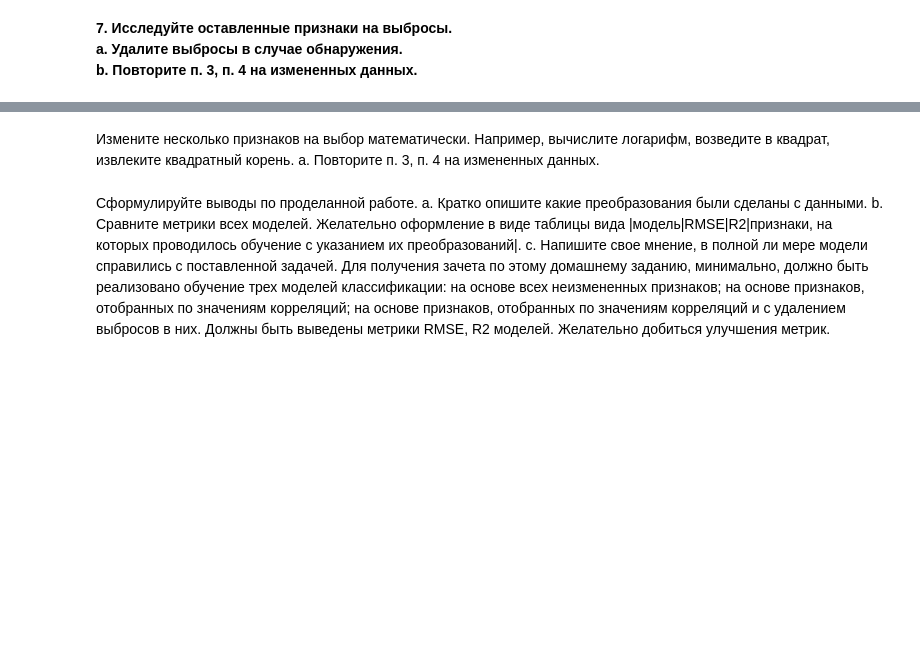
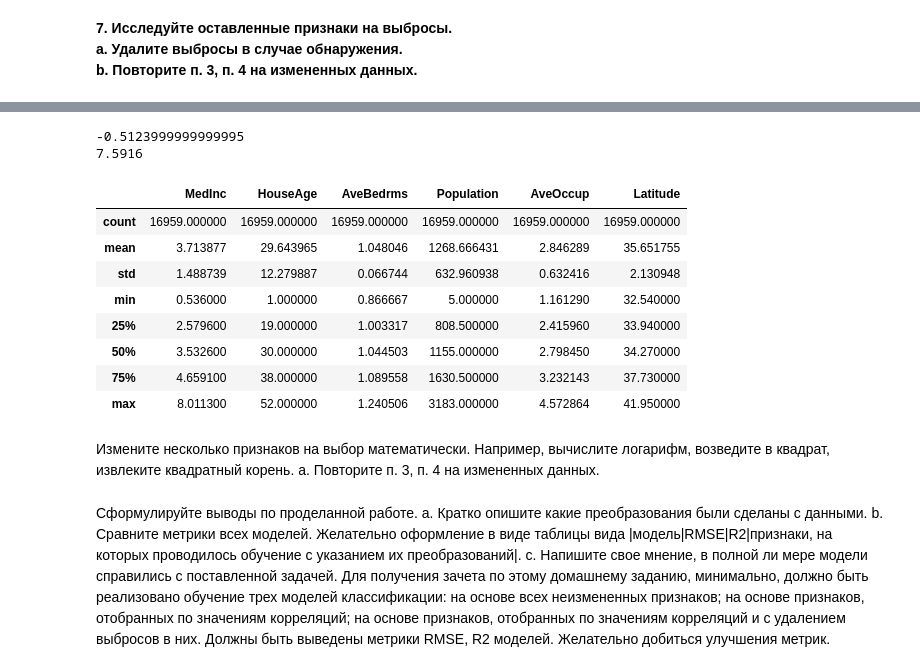
Before and after one commit to adtitovich/dsml-17, a Jupyter notebook: m5.ipynb, the cells around one changed output, grey strips where cells are left out. Cells and saved outputs as stored; diff of their text form; code cells hidden in the pictures; blank space fills up the shorter version.

```diff
--- a/m5.ipynb
+++ b/m5.ipynb
@@ -79,0 +180,38 @@ b. Повторите п. 3, п. 4 на измененных данных.**
+# %%
+k = 2
+#MedInc
+min_MedInc = data['MedInc'].quantile(0.25) - k*(data['MedInc'].quantile(0.75) - data['MedInc'].quantile(0.25))
+max_MedInc = data['MedInc'].quantile(0.75) + k*(data['MedInc'].quantile(0.75) - data['MedInc'].quantile(0.25))
+
+# AveRooms
+min_AveRooms = data['AveBedrms'].quantile(0.25) - 1.5*(data['AveBedrms'].quantile(0.75) - data['AveBedrms'].quantile(0.25))
+max_AveRooms = data['AveBedrms'].quantile(0.75) + 1.5*(data['AveBedrms'].quantile(0.75) - data['AveBedrms'].quantile(0.25))
+
+# Population
+min_Population = data['Population'].quantile(0.25) - 1.5*(data['Population'].quantile(0.75) - data['Population'].quantile(0.25))
+max_Population = data['Population'].quantile(0.75) + 1.5*(data['Population'].quantile(0.75) - data['Population'].quantile(0.25))
+
+# AveOccup
+min_AveOccup = data['AveOccup'].quantile(0.25) - 1.5*(data['AveOccup'].quantile(0.75) - data['AveOccup'].quantile(0.25))
+max_AveOccup = data['AveOccup'].quantile(0.75) + 1.5*(data['AveOccup'].quantile(0.75) - data['AveOccup'].quantile(0.25))
+# %%
+data = data.drop(data[~data['MedInc'].between(min_MedInc, max_MedInc)].index)
+data = data.drop(data[~data['AveBedrms'].between(min_AveRooms, max_AveRooms)].index)
+data = data.drop(data[~data['Population'].between(min_Population, max_Population)].index)
+data = data.drop(data[~data['AveOccup'].between(min_AveOccup, max_AveOccup)].index)
+# %%
+X = data.drop(columns = ['MedHouseVal'])
+y = data['MedHouseVal']
+
+# делим выборку
+X_train, X_test, y_train, y_test = train_test_split(X, y, test_size=0.2, random_state=32)
+
+# строим модель
+model = LinearRegression().fit(X_train, y_train)
+
+# вычисляем метрики
+pd.DataFrame({'Обучение':[mean_squared_error(y_train, model.predict(X_train), squared=False),
+                          r2_score(y_train, model.predict(X_train))],
+              'Тест':[mean_squared_error(y_test, model.predict(X_test), squared=False),
+                      r2_score(y_test, model.predict(X_test))]},
+             index = ['RMSE', 'R2'])
@@ -79,0 +222,4 @@ b. Повторите п. 3, п. 4 на измененных данных.**
+# %%
+
+# Предположим, что MedInc>8 - выбросы
+X = X.drop(X[X['MedInc'] > X2].index)
@@ -80,3 +236,23 @@ b. Повторите п. 3, п. 4 на измененных данных.**
+# %%
+X1 = X['MedInc'].quantile(0.25) - 1.5*(X['MedInc'].quantile(0.75) - X['MedInc'].quantile(0.25))
+X2 = X['MedInc'].quantile(0.75) + 1.5*(X['MedInc'].quantile(0.75) - X['MedInc'].quantile(0.25))
+print(X1)
+print(X2)
+# %% [output]
+-0.5123999999999995
+7.5916
+# %%
+X.describe()
+# %% [output]
+|  | MedInc | HouseAge | AveBedrms | Population | AveOccup | Latitude |
+| count | 16959.000000 | 16959.000000 | 16959.000000 | 16959.000000 | 16959.000000 | 16959.000000 |
+| mean | 3.713877 | 29.643965 | 1.048046 | 1268.666431 | 2.846289 | 35.651755 |
+| std | 1.488739 | 12.279887 | 0.066744 | 632.960938 | 0.632416 | 2.130948 |
+| min | 0.536000 | 1.000000 | 0.866667 | 5.000000 | 1.161290 | 32.540000 |
+| 25% | 2.579600 | 19.000000 | 1.003317 | 808.500000 | 2.415960 | 33.940000 |
+| 50% | 3.532600 | 30.000000 | 1.044503 | 1155.000000 | 2.798450 | 34.270000 |
+| 75% | 4.659100 | 38.000000 | 1.089558 | 1630.500000 | 3.232143 | 37.730000 |
+| max | 8.011300 | 52.000000 | 1.240506 | 3183.000000 | 4.572864 | 41.950000 |
 # %% [markdown]
 Измените несколько признаков на выбор математически. Например, вычислите логарифм, возведите в квадрат, извлеките квадратный корень.
 a. Повторите п. 3, п. 4 на измененных данных.
```
Also changed, not shown: parts of 16 cells of this notebook.
